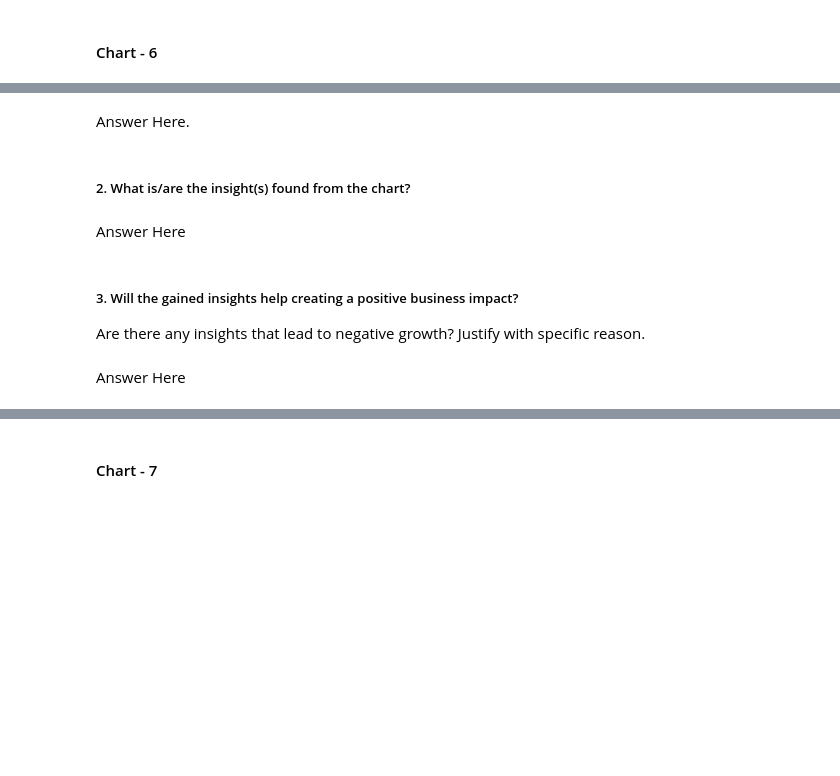
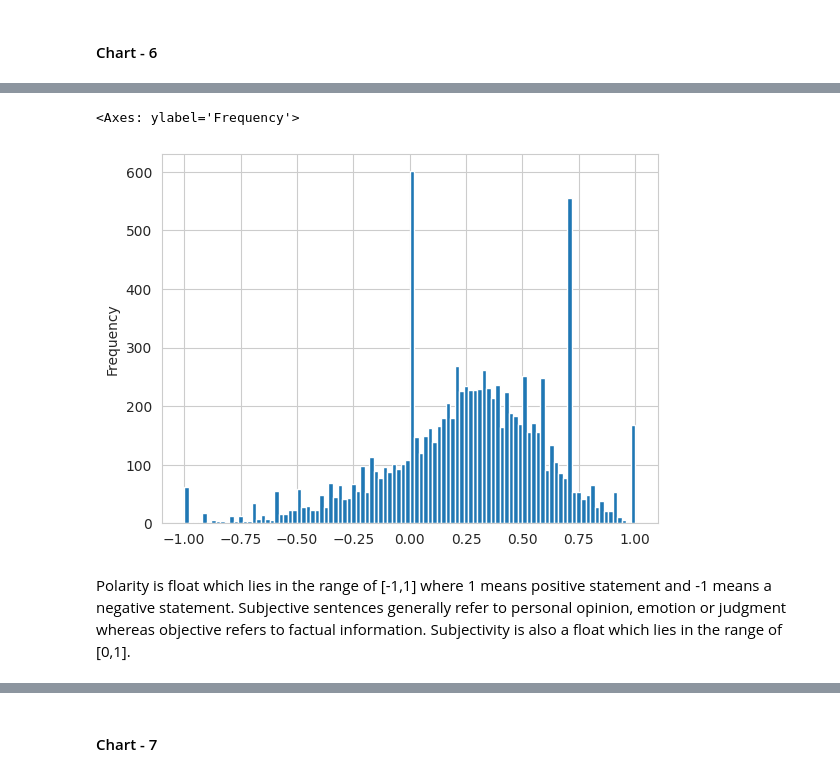
Before and after one commit to dipakpatil2001/Zomato-Restaurant-Clustering-And-Sentiment-Analysis-Unsupervised-ML, a Jupyter notebook: Zomato_Restaurant_Clustering_And_Sentiment_Analysis.ipynb, the cells around one changed output, grey strips where cells are left out. Saved outputs shown, nothing was run; the diff lists cells and outputs as text; code cells hidden in the pictures; blank space fills up the shorter version.

```diff
--- a/Zomato_Restaurant_Clustering_And_Sentiment_Analysis.ipynb
+++ b/Zomato_Restaurant_Clustering_And_Sentiment_Analysis.ipynb
@@ -979,11 +969,12 @@ Answer Here
-# %% [markdown]
-Answer Here.
-# %% [markdown]
-##### 2. What is/are the insight(s) found from the chart?
-# %% [markdown]
-Answer Here
-# %% [markdown]
-##### 3. Will the gained insights help creating a positive business impact?
-Are there any insights that lead to negative growth? Justify with specific reason.
-# %% [markdown]
-Answer Here
+# %%
+# Chart - 6 visualization code
+# Creating polarity variable to see sentiments in reviews.(using textblob)
+from textblob import TextBlob
+rev_df['Polarity'] = rev_df['Review'].apply(lambda x: TextBlob(x).sentiment.polarity)
+# Visualizing the polarity using histogram.
+rev_df['Polarity'].plot(kind='hist', bins=100)
+# %% [output]
+<Axes: ylabel='Frequency'>
+[figure, added]
+# %% [markdown]
+Polarity is float which lies in the range of [-1,1] where 1 means positive statement and -1 means a negative statement. Subjective sentences generally refer to personal opinion, emotion or judgment whereas objective refers to factual information. Subjectivity is also a float which lies in the range of [0,1].
```
Also changed, not shown: parts of 148 cells of this notebook.
